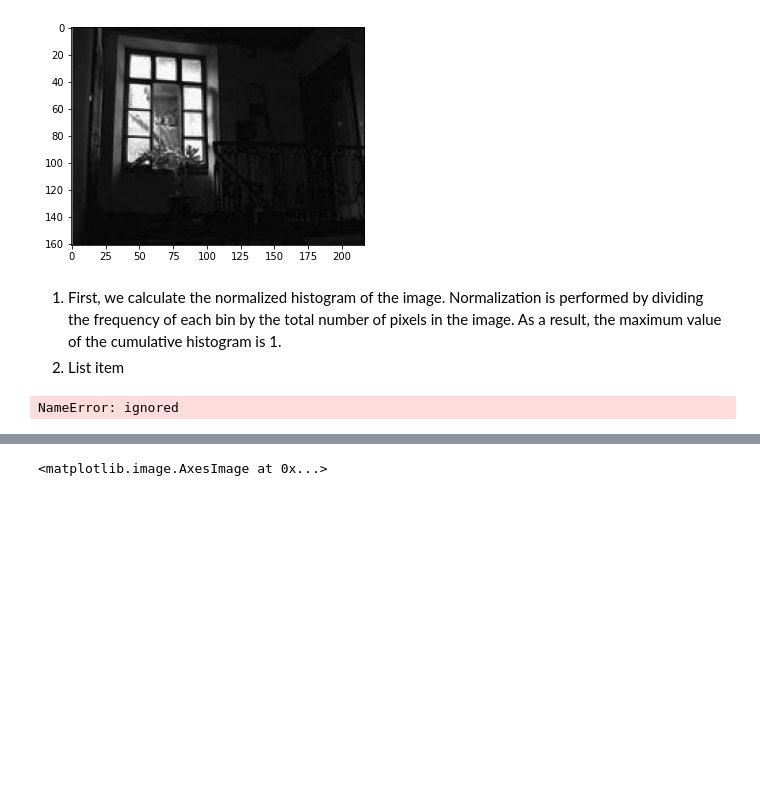
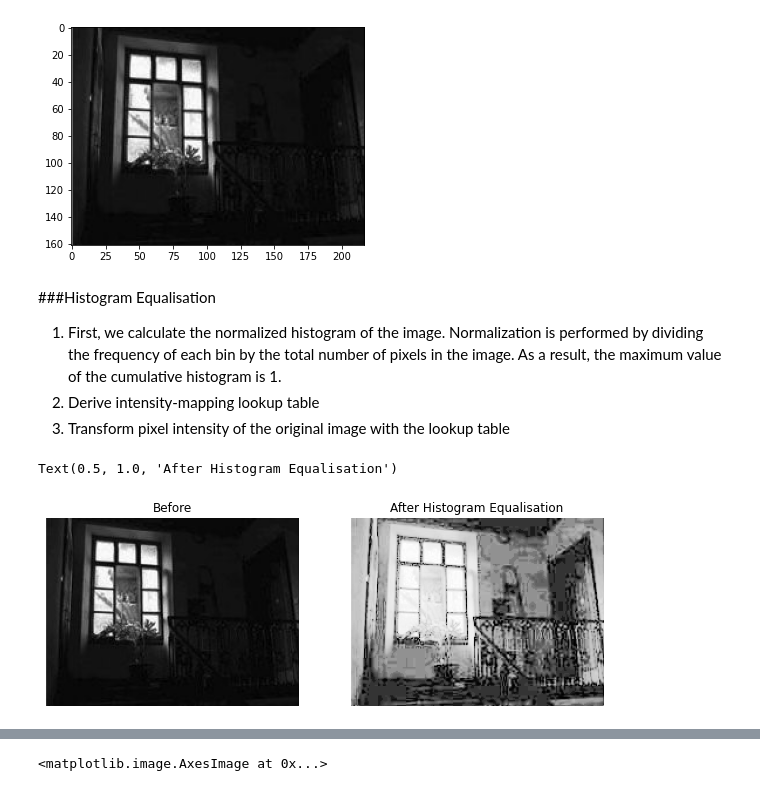
Before and after one commit to apoorwagupta/Digital_Image_Processing, a Jupyter notebook: DIP_ASSIGNMENT1.ipynb, the cells around one changed output, grey strips where cells are left out. Drawn from its saved outputs; the diff is of its cells as text; code cells hidden in the pictures; blank space fills up the shorter version.

```diff
--- a/DIP_ASSIGNMENT1.ipynb
+++ b/DIP_ASSIGNMENT1.ipynb
@@ -87,32 +82,46 @@ plt.imshow(gray_im3,cmap='gray')
 <matplotlib.image.AxesImage at 0x...>
 [figure]
 # %% [markdown]
-
+###Histogram Equalisation
 
 1.  First, we calculate the normalized histogram of the image. Normalization is performed by dividing the frequency of each bin by the total number of pixels in the image. As a result, the maximum value of the cumulative histogram is 1.
-2.   List item
+2. Derive intensity-mapping lookup table
+3. Transform pixel intensity of the original image with the lookup table
 # %%
-#Normalized cumulative histogram
+#convert to NumPy array
+img_array = np.asarray(gray_im3)
 
 #flatten image array and calculate histogram via binning
-histogram_array = np.bincount(img3.flatten(), minlength=256)
+histogram_array = np.bincount(img_array.flatten(), minlength=256)
 #normalize
 num_pixels = np.sum(histogram_array)
 histogram_array = histogram_array/num_pixels
-#cumulative histogram
+#normalized cumulative histogram
 chistogram_array = np.cumsum(histogram_array)
-
-#STEP 2: Pixel mapping lookup table
-
+#  Pixel mapping lookup table
 transform_map = np.floor(255 * chistogram_array).astype(np.uint8)
-
-#STEP 3: Transformation
-
+# Transformation
 # flatten image array into 1D list
 img_list = list(img_array.flatten())
 # transform pixel values to equalize
 eq_img_list = [transform_map[p] for p in img_list]
+
 # reshape and write back into img_array
 eq_img_array = np.reshape(np.asarray(eq_img_list), img_array.shape)
+eq_img = Image.fromarray(eq_img_array, mode='L')
+fig = plt.figure(figsize=(10, 7))
+# Adds a subplot at the 1st position
+fig.add_subplot(1, 2, 1)
+# showing image
+plt.imshow(gray_im3,cmap='gray')
+plt.axis('off')
+plt.title("Before")
+
+fig.add_subplot(1, 2, 2)
+# showing image
+plt.imshow(eq_img,cmap='gray')
+plt.axis('off')
+plt.title("After Histogram Equalisation")
 # %% [output]
-NameError: ignored
+Text(0.5, 1.0, 'After Histogram Equalisation')
+[figure, added]
```
Also changed, not shown: parts of 26 cells of this notebook.
